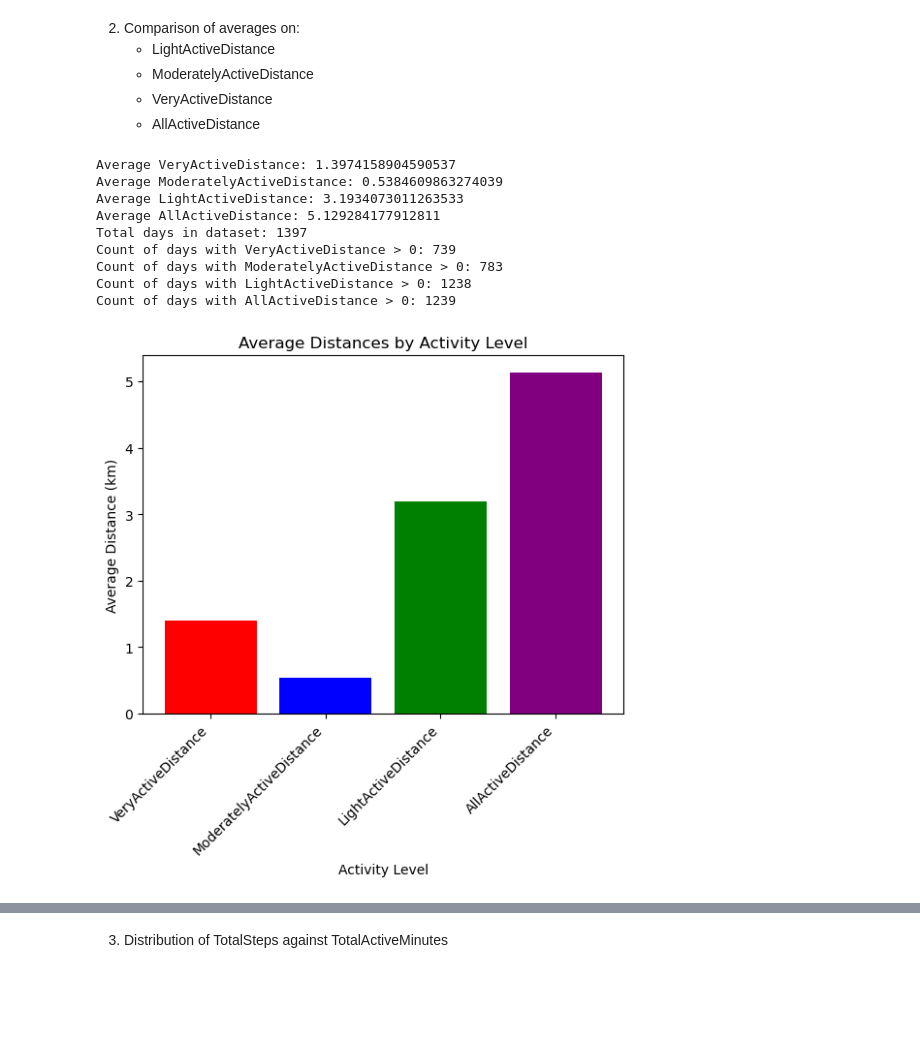
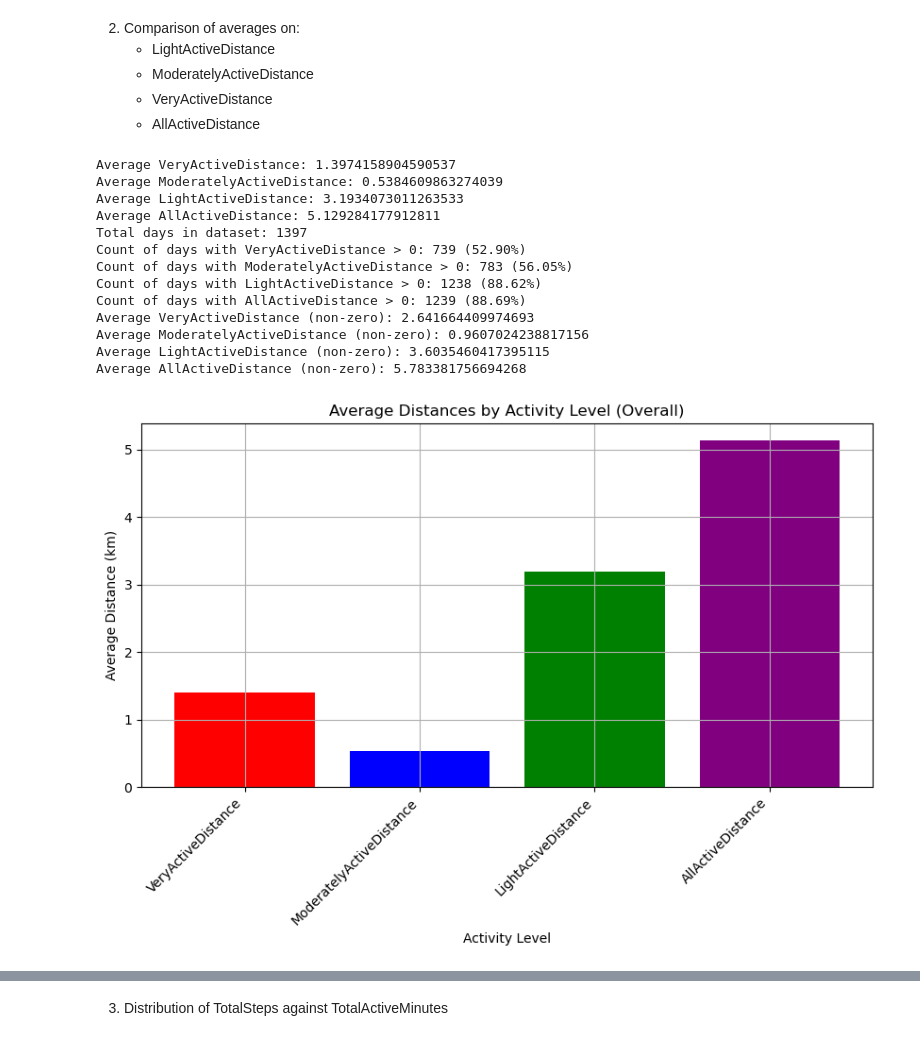
Before and after one commit to kinnith246/Project-1---Group-3, a Jupyter notebook: Dataset/Group Project 3 main.ipynb, the cells around one changed output, grey strips where cells are left out. Cells and saved outputs as stored; diff of their text form; code cells hidden in the pictures; blank space fills up the shorter version.

```diff
--- a/Dataset/Group Project 3 main.ipynb
+++ b/Dataset/Group Project 3 main.ipynb
@@ -295,48 +299,95 @@ Overall, the analysis supports the idea that Fitbit is an effective tool for tra
    - VeryActiveDistance
    - AllActiveDistance
 # %%
-# Calculate the averages
+# Calculate the overall averages
 avg_very_active = cleaned_data['VeryActiveDistance'].mean()
 avg_moderately_active = cleaned_data['ModeratelyActiveDistance'].mean()
 avg_light_active = cleaned_data['LightActiveDistance'].mean()
 avg_all_active = cleaned_data['AllActiveDistance'].mean()
 
 print(f"Average VeryActiveDistance: {avg_very_active}")
 print(f"Average ModeratelyActiveDistance: {avg_moderately_active}")
 print(f"Average LightActiveDistance: {avg_light_active}")
 print(f"Average AllActiveDistance: {avg_all_active}")
 
 # Get the count of days with a distance greater than 0
 total_days = cleaned_data.shape[0]
 count_very_active = (cleaned_data['VeryActiveDistance'] > 0).sum()
 count_moderately_active = (cleaned_data['ModeratelyActiveDistance'] > 0).sum()
 count_light_active = (cleaned_data['LightActiveDistance'] > 0).sum()
 count_all_active = (cleaned_data['AllActiveDistance'] > 0).sum()
 
+# Calculate the percentages
+percent_very_active = (count_very_active / total_days) * 100
+percent_moderately_active = (count_moderately_active / total_days) * 100
+percent_light_active = (count_light_active / total_days) * 100
+percent_all_active = (count_all_active / total_days) * 100
+
 print(f"Total days in dataset: {total_days}")
-print(f"Count of days with VeryActiveDistance > 0: {count_very_active}")
-print(f"Count of days with ModeratelyActiveDistance > 0: {count_moderately_active}")
-print(f"Count of days with LightActiveDistance > 0: {count_light_active}")
-print(f"Count of days with AllActiveDistance > 0: {count_all_active}")
+print(f"Count of days with VeryActiveDistance > 0: {count_very_active} ({percent_very_active:.2f}%)")
+print(f"Count of days with ModeratelyActiveDistance > 0: {count_moderately_active} ({percent_moderately_active:.2f}%)")
+print(f"Count of days with LightActiveDistance > 0: {count_light_active} ({percent_light_active:.2f}%)")
+print(f"Count of days with AllActiveDistance > 0: {count_all_active} ({percent_all_active:.2f}%)")
 
-# Visualize the comparison
+# Calculate the averages for days with distances greater than 0
+avg_very_active_nonzero = cleaned_data.loc[cleaned_data['VeryActiveDistance'] > 0, 'VeryActiveDistance'].mean()
+avg_moderately_active_nonzero = cleaned_data.loc[cleaned_data['ModeratelyActiveDistance'] > 0, 'ModeratelyActiveDistance'].mean()
+avg_light_active_nonzero = cleaned_data.loc[cleaned_data['LightActiveDistance'] > 0, 'LightActiveDistance'].mean()
+avg_all_active_nonzero = cleaned_data.loc[cleaned_data['AllActiveDistance'] > 0, 'AllActiveDistance'].mean()
+
+print(f"Average VeryActiveDistance (non-zero): {avg_very_active_nonzero}")
+print(f"Average ModeratelyActiveDistance (non-zero): {avg_moderately_active_nonzero}")
+print(f"Average LightActiveDistance (non-zero): {avg_light_active_nonzero}")
+print(f"Average AllActiveDistance (non-zero): {avg_all_active_nonzero}")
+
+# Visualize the overall averages comparison
 activity_distances = ['VeryActiveDistance', 'ModeratelyActiveDistance', 'LightActiveDistance', 'AllActiveDistance']
-averages = [avg_very_active, avg_moderately_active, avg_light_active, avg_all_active]
+overall_averages = [avg_very_active, avg_moderately_active, avg_light_active, avg_all_active]
 
-plt.bar(activity_distances, averages, color=['red', 'blue', 'green', 'purple'])
-plt.title('Average Distances by Activity Level')
+plt.figure(figsize=(10, 5))
+plt.bar(activity_distances, overall_averages, color=['red', 'blue', 'green', 'purple'])
+plt.title('Average Distances by Activity Level (Overall)')
 plt.xlabel('Activity Level')
 plt.ylabel('Average Distance (km)')
 plt.xticks(rotation=45, ha='right')
+plt.grid(True)
 plt.show()
+
+# Visualize the non-zero averages comparison
+nonzero_averages = [avg_very_active_nonzero, avg_moderately_active_nonzero, avg_light_active_nonzero, avg_all_active_nonzero]
+
+plt.figure(figsize=(10, 5))
+plt.bar(activity_distances, nonzero_averages, color=['red', 'blue', 'green', 'purple'])
+plt.title('Average Distances by Activity Level (Non-zero)')
+plt.xlabel('Activity Level')
+plt.ylabel('Average Distance (km)')
+plt.xticks(rotation=45, ha='right')
+plt.grid(True)
+plt.show()
+
+# Visualize the percentages of days with distances greater than 0
+percentages = [percent_very_active, percent_moderately_active, percent_light_active, percent_all_active]
+
+plt.figure(figsize=(10, 5))
+plt.bar(activity_distances, percentages, color=['red', 'blue', 'green', 'purple'])
+plt.title('Percentage of Days with Distance > 0 by Activity Level')
+plt.xlabel('Activity Level')
+plt.ylabel('Percentage of Days (%)')
+plt.xticks(rotation=45, ha='right')
+plt.grid(True)
+plt.show()
 # %% [output]
 Average VeryActiveDistance: 1.3974158904590537
 Average ModeratelyActiveDistance: 0.5384609863274039
 Average LightActiveDistance: 3.1934073011263533
 Average AllActiveDistance: 5.129284177912811
 Total days in dataset: 1397
-Count of days with VeryActiveDistance > 0: 739
-Count of days with ModeratelyActiveDistance > 0: 783
-Count of days with LightActiveDistance > 0: 1238
-Count of days with AllActiveDistance > 0: 1239
+Count of days with VeryActiveDistance > 0: 739 (52.90%)
+Count of days with ModeratelyActiveDistance > 0: 783 (56.05%)
+Count of days with LightActiveDistance > 0: 1238 (88.62%)
+Count of days with AllActiveDistance > 0: 1239 (88.69%)
+Average VeryActiveDistance (non-zero): 2.641664409974693
+Average ModeratelyActiveDistance (non-zero): 0.9607024238817156
+Average LightActiveDistance (non-zero): 3.6035460417395115
+Average AllActiveDistance (non-zero): 5.783381756694268
-[figure, old version]
+[figure, new version]
```
Also changed, not shown: parts of 5 cells of this notebook.
